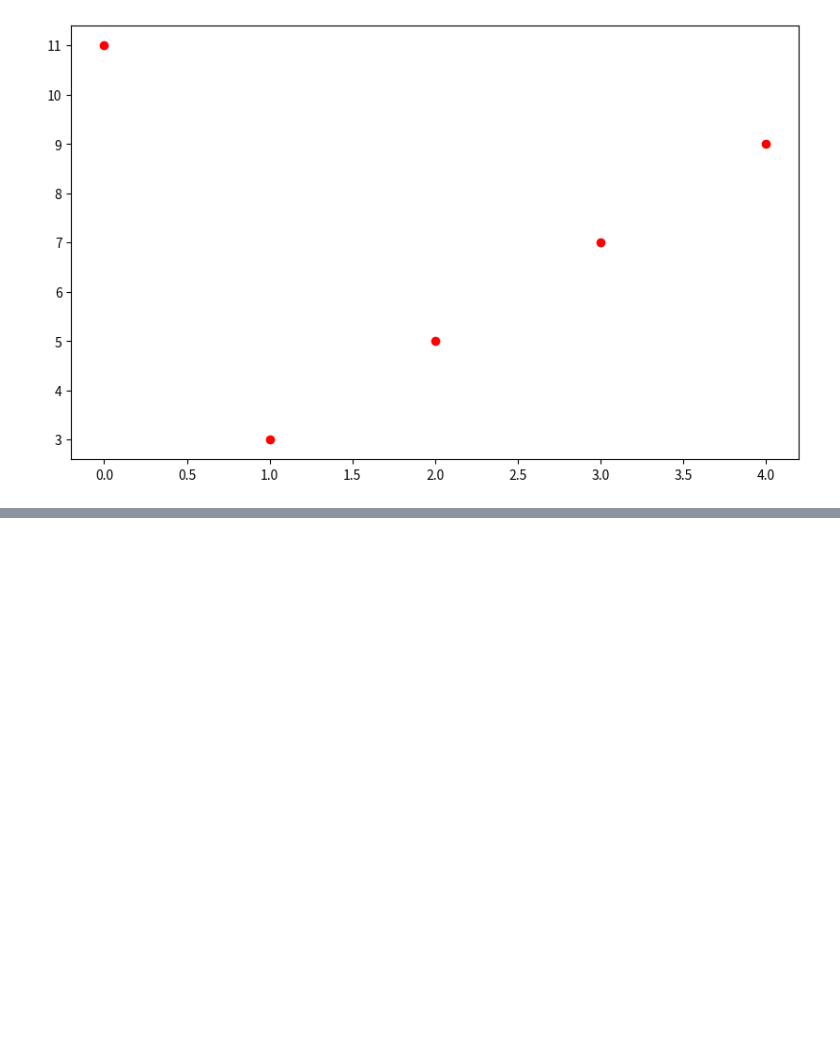
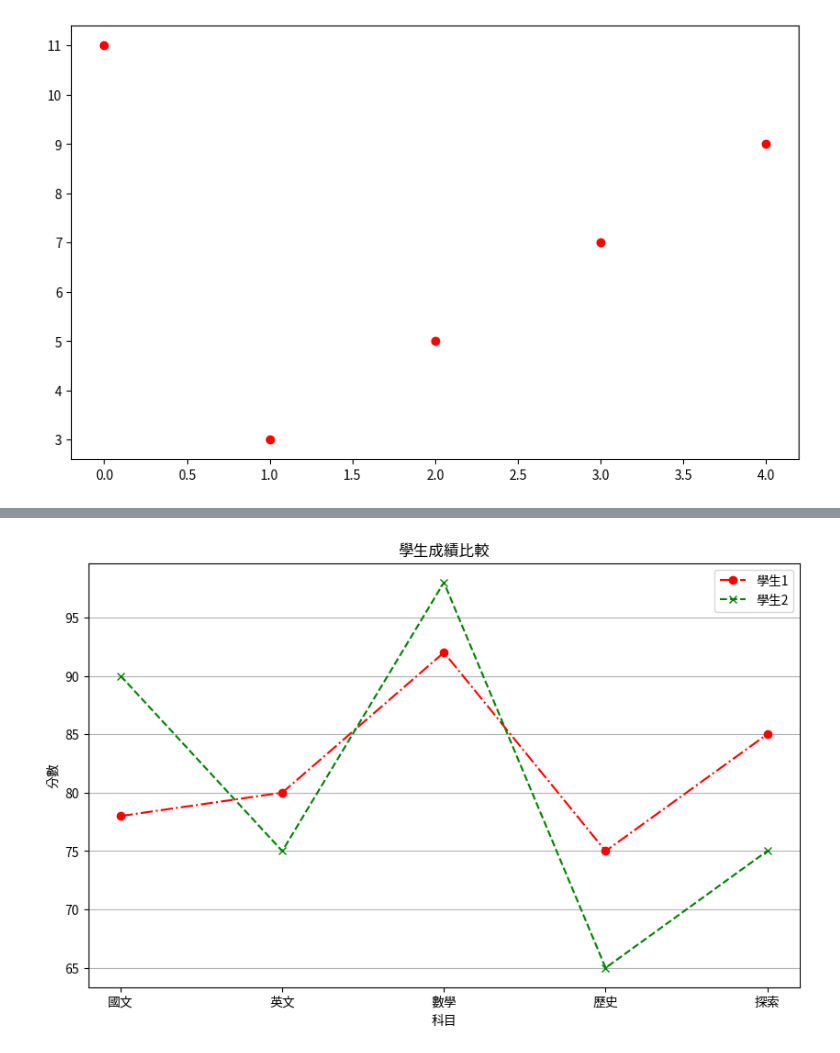
Before and after one commit to EveYang0630/python_analysis, a Jupyter notebook: lession7_3.ipynb, the cells around one changed output, grey strips where cells are left out. Cells and saved outputs as stored; diff of their text form; code cells hidden in the pictures; blank space fills up the shorter version.

```diff
--- a/lession7_3.ipynb
+++ b/lession7_3.ipynb
@@ -42,0 +43,21 @@ plt.show()
+# %%
+student1 = {'國文':78, '英文':80, '數學':92, '歷史':75, '探索':85}
+student2 = {'國文':90, '英文':75, '數學':98, '歷史':65, '探索':75}
+# %%
+subject = list(student1.keys())
+score1 = list(student1.values())
+score2 = list(student2.values())
+
+figure = plt.figure(figsize=(10, 6))
+axes = figure.add_subplot(1,1,1)
+axes.set_title('學生成績比較')
+axes.set_xlabel('科目')
+axes.set_ylabel('分數')
+axes.plot(subject,score1,'ro-.',label='學生1')
+axes.plot(subject,score2,'gx--',label='學生2')
+axes.legend()
+axes.grid(axis='y')
+
+plt.show()
+# %% [output]
+[figure, added]
```
Also changed, not shown: parts of 1 cell of this notebook.
